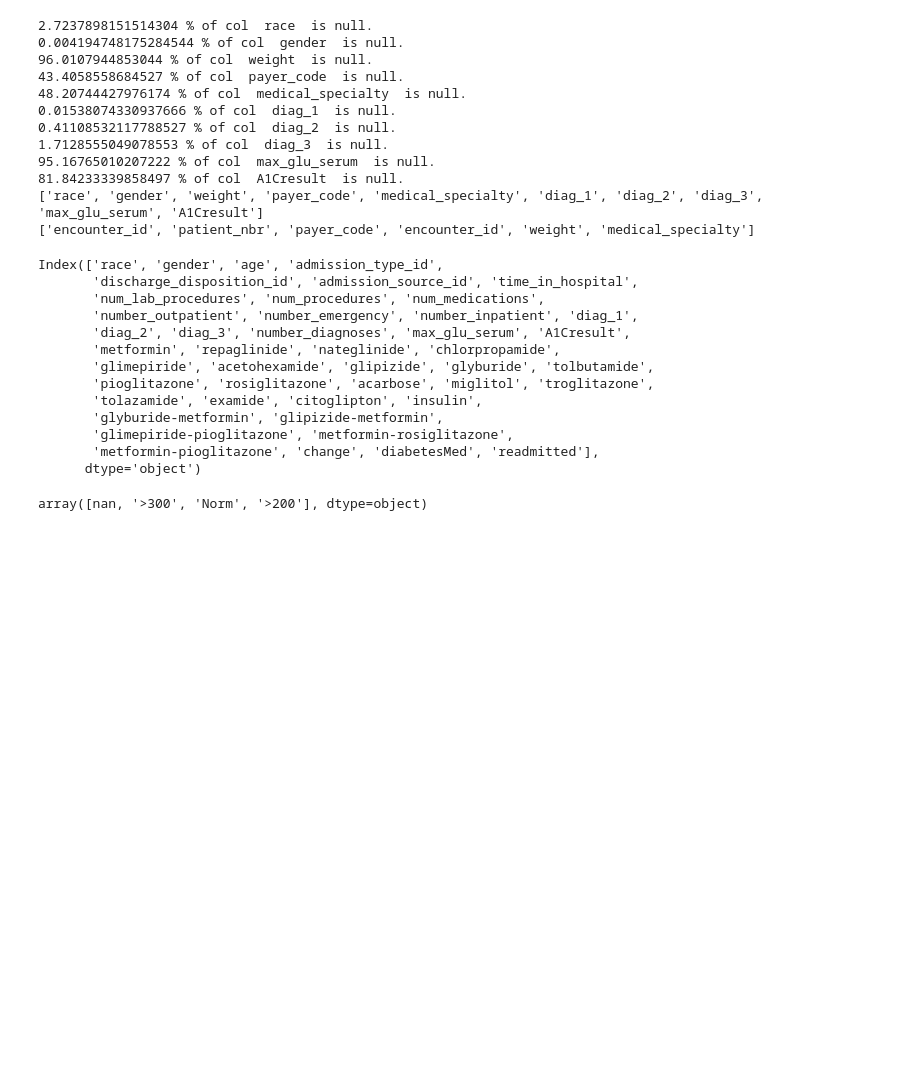
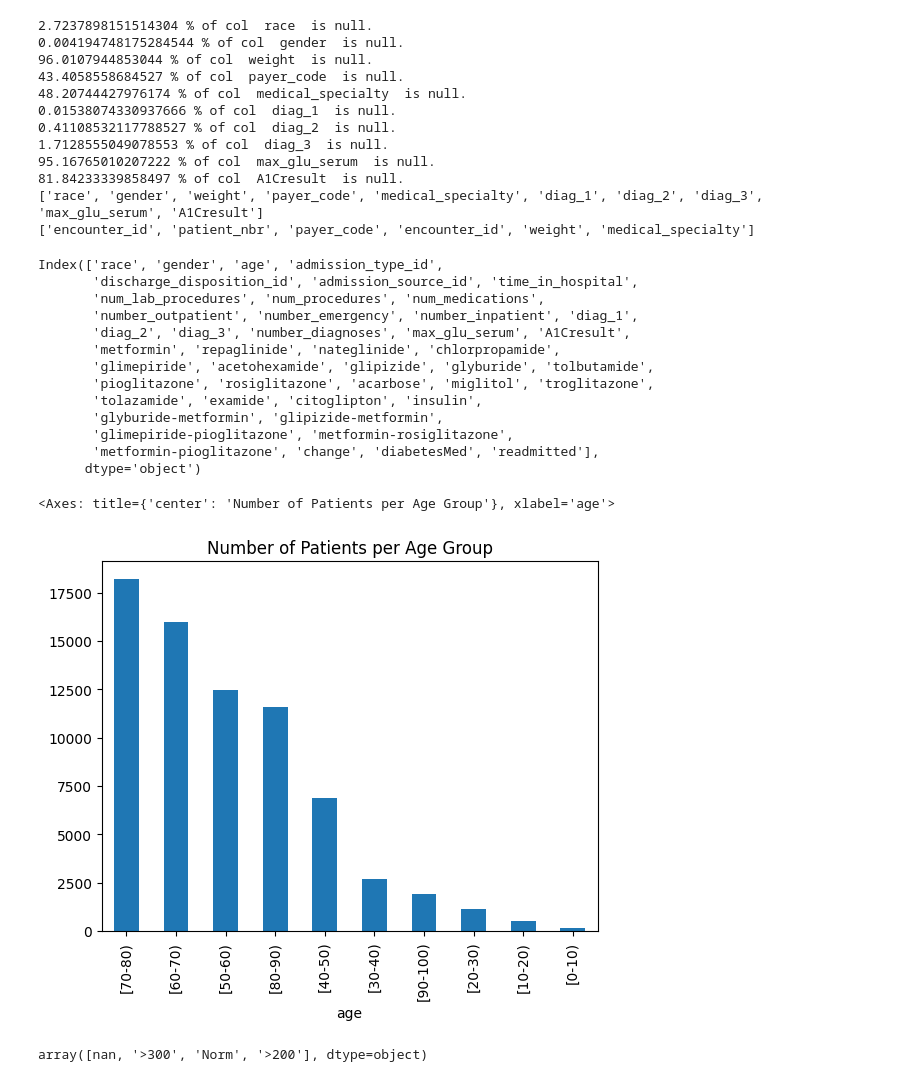
Before and after one commit to minhngo3818/cs178-diabetes-project, a Jupyter notebook: cleaner_2nd.ipynb, the cells around one changed output. Drawn from its saved outputs; the diff is of its cells as text; code cells hidden in the pictures; blank space fills up the shorter version.

```diff
--- a/cleaner_2nd.ipynb
+++ b/cleaner_2nd.ipynb
@@ -187,6 +188,11 @@ Index(['race', 'gender', 'age', 'admission_type_id',
        'glimepiride-pioglitazone', 'metformin-rosiglitazone',
        'metformin-pioglitazone', 'change', 'diabetesMed', 'readmitted'],
       dtype='object')
+# %%
+data.age.value_counts().plot(kind = "bar", title="Number of Patients per Age Group")
+# %% [output]
+<Axes: title={'center': 'Number of Patients per Age Group'}, xlabel='age'>
+[figure, added]
 # %%
 # PREPROCESS AGE
 # Convert age from categorical to numeric
```
Also changed, not shown: parts of 5 cells of this notebook, 1 other file.
